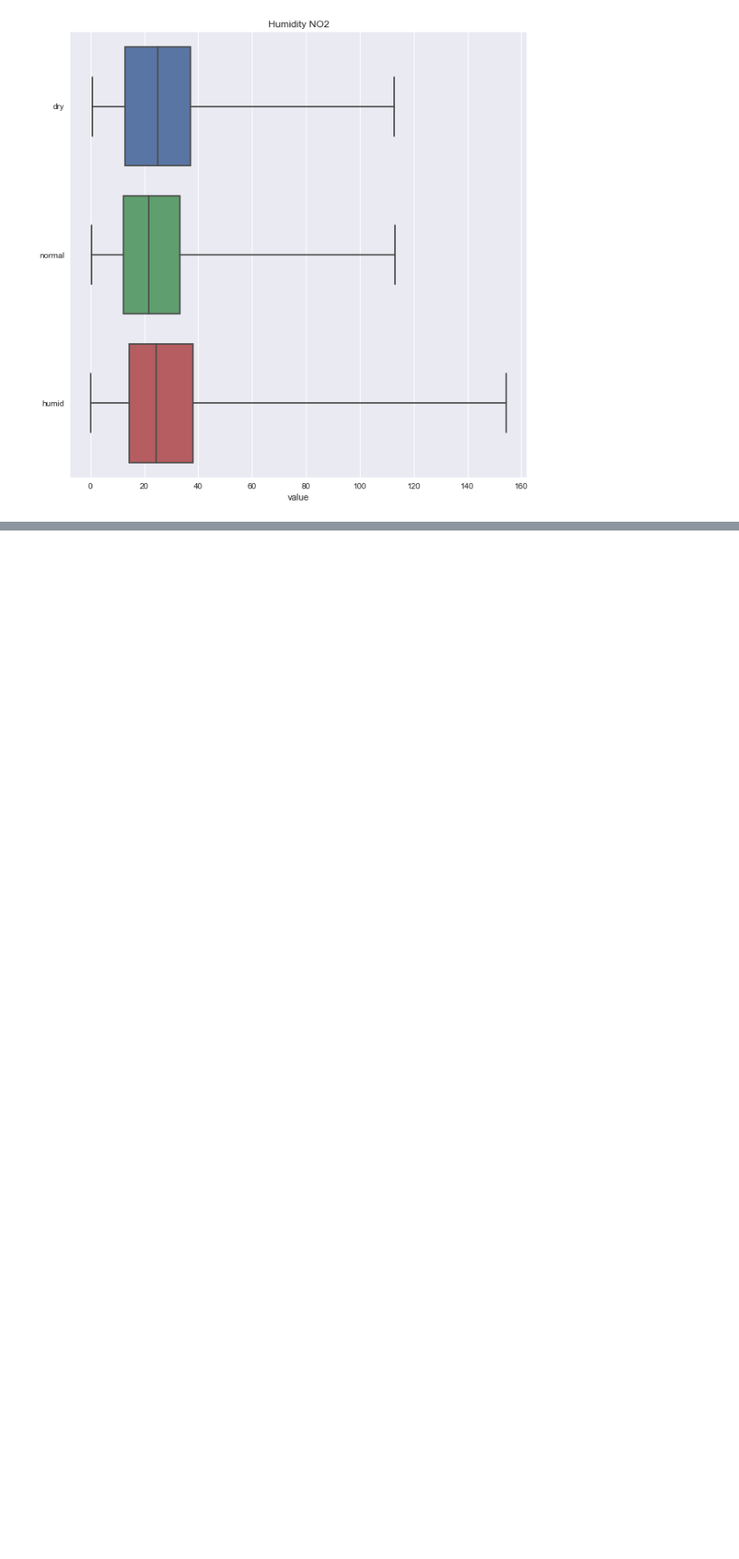
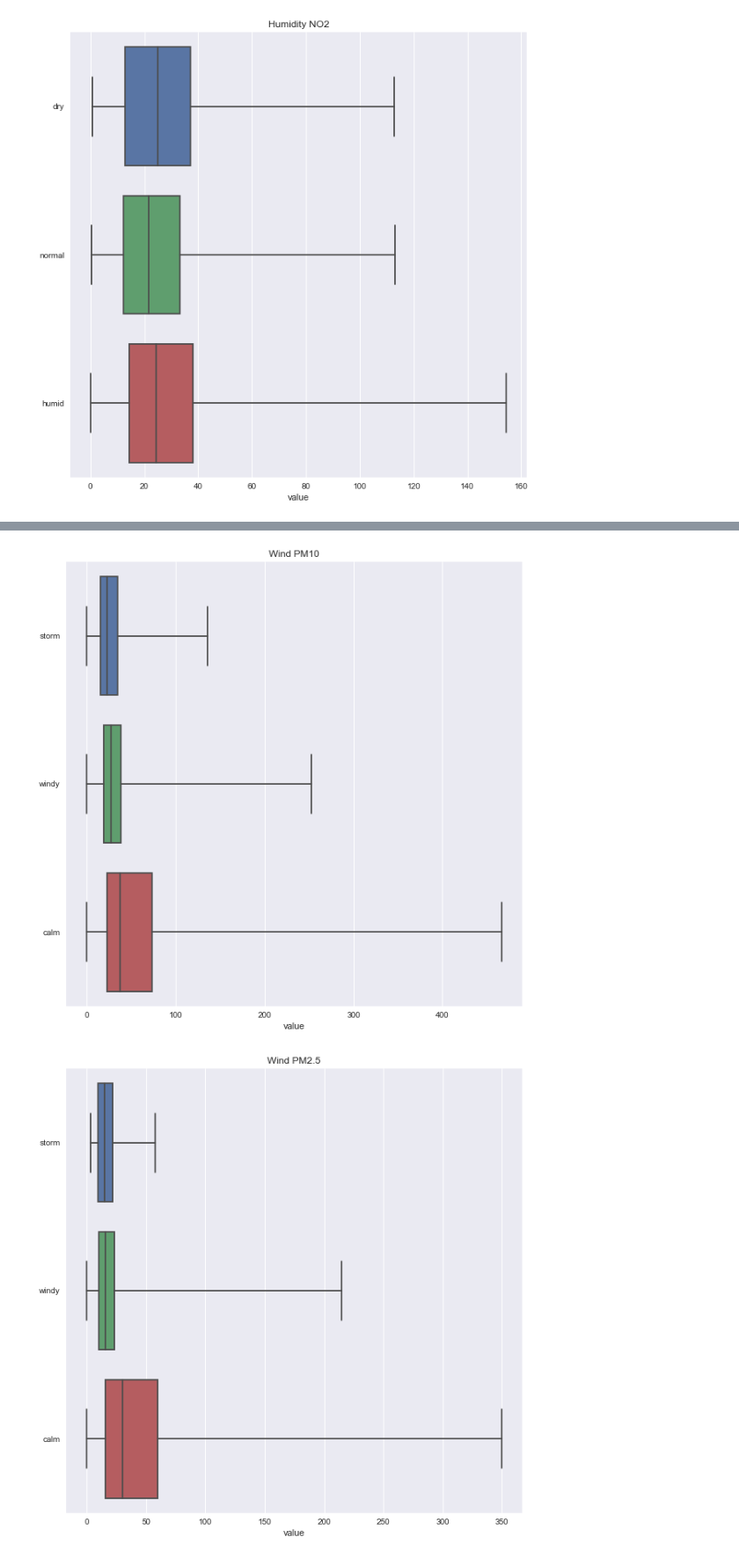
Before and after one commit to apepa/air-pollution, a Jupyter notebook: opendata process.ipynb, the cells around one changed output, grey strips where cells are left out. Shown: that part at 88% size. Saved outputs shown, nothing was run; the diff lists cells and outputs as text; code cells hidden in the pictures; blank space fills up the shorter version.

```diff
--- a/opendata process.ipynb
+++ b/opendata process.ipynb
@@ -413,0 +437,12 @@ plot_by(df_no2,['value', 'humidity_features'], "Humidity NO2")
+# %%
+df_pm10 = merged_with_date[(merged_with_date['type'] == 'PM10') ][['value', 'wind_shifted']]
+plot_by(df_pm10,['value', 'wind_shifted'], title="Wind PM10")
+
+df_pm25 = merged_with_date[(merged_with_date['type'] == 'PM2.5') ][['value', 'wind_shifted']]
+plot_by(df_pm25,['value', 'wind_shifted'], "Wind PM2.5")
+
+df_no2 = merged_with_date[(merged_with_date['type'] == 'NO2') ][['value', 'wind_shifted']]
+plot_by(df_no2,['value', 'wind_shifted'], "Wind NO2")
+# %% [output]
+[figure, added]
+[figure, added]
```
Also changed, not shown: parts of 8 cells of this notebook.
